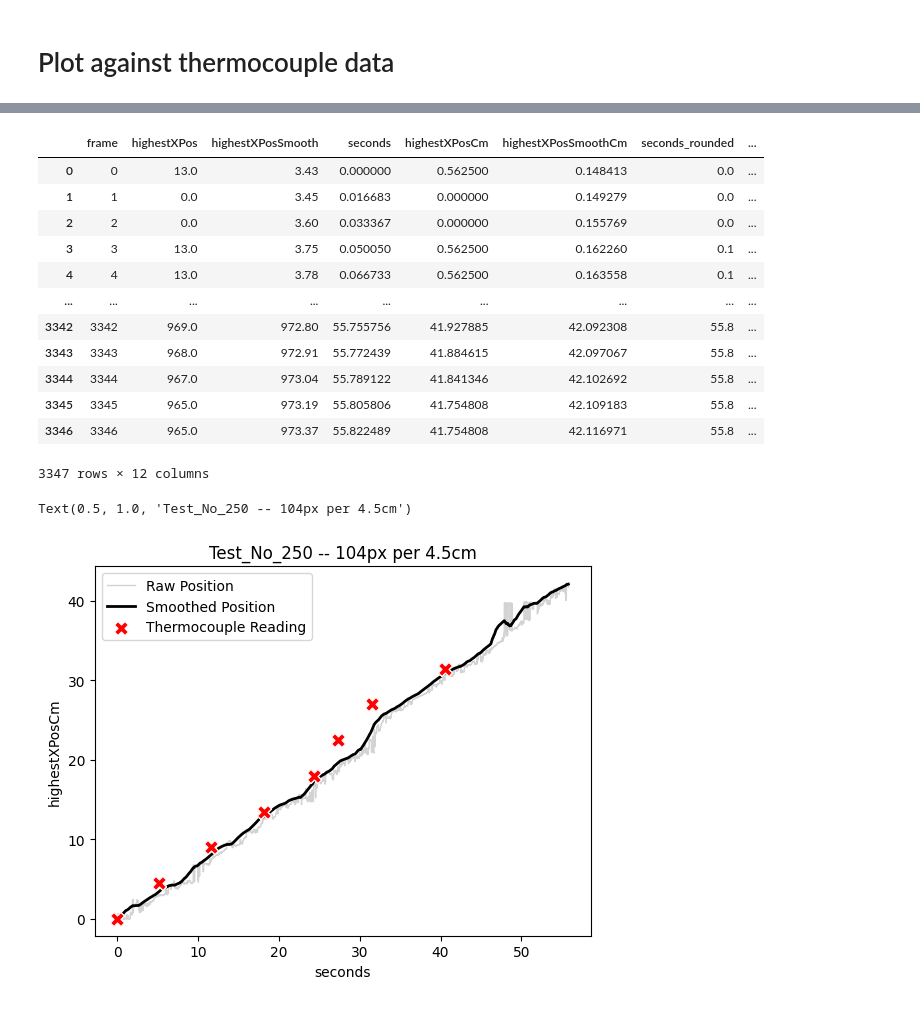
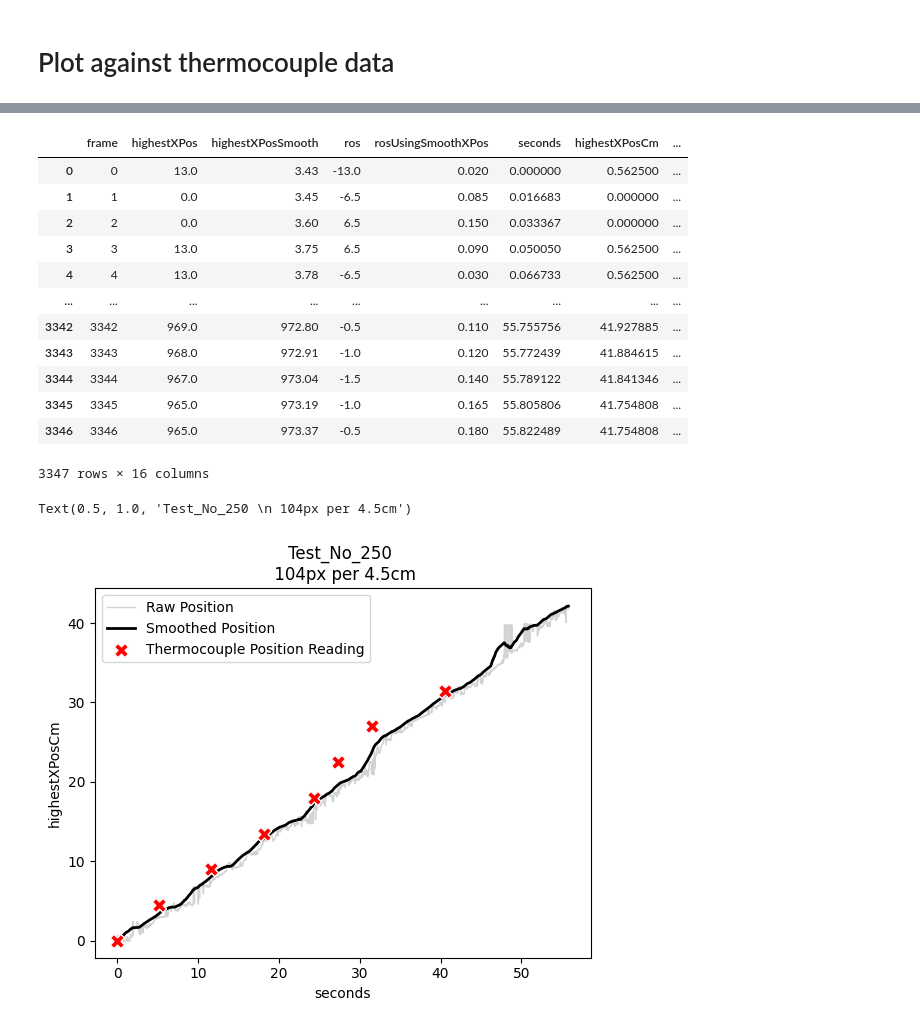
Before and after one commit to kyleawayan/napari-ros, a Jupyter notebook: notebooks/vsThermoCouple.ipynb, the cells around one changed output, grey strips where cells are left out. Saved outputs shown, nothing was run; the diff lists cells and outputs as text; code cells hidden in the pictures.

```diff
--- a/notebooks/vsThermoCouple.ipynb
+++ b/notebooks/vsThermoCouple.ipynb
@@ -111,6 +111,6 @@ lengthOfDataset = len(dataTrimSmooth)
 frameNumbers = np.arange(0, lengthOfDataset)
 
 # TODO: Why does dataTrimSmooth have less length?
-dataTrimPd = pd.DataFrame({"frame": frameNumbers, "highestXPos": dataTrim[:lengthOfDataset], "highestXPosSmooth": dataTrimSmooth})
+dataTrimPd = pd.DataFrame({"frame": frameNumbers, "highestXPos": dataTrim[:lengthOfDataset], "highestXPosSmooth": dataTrimSmooth, "ros": dataTrimGradient[:lengthOfDataset], "rosUsingSmoothXPos": dataTrimSmoothGradient[:lengthOfDataset]})
 dataTrimPd.head()
 # %% [output]
@@ -123,6 +122,0 @@ dataTrimPd.head()
-# %%
-# Convert frame column to seconds. The videos are 59.94 fps.
-dataTrimPd = dataTrimPd.assign(
-    seconds=lambda x: x.frame / 59.94
-)
-dataTrimPd.head()
@@ -136,4 +123,10 @@ dataTrimPd.head()
 # %%
+# Convert frame column to seconds.
+# The videos are 59.94 fps.
+
+fps = 59.94
+dataTrimPd["seconds"] = dataTrimPd['frame'] / fps
+
 # Convert pixels to cm
 # Currently the highestXPos column is in pixels.
 
@@ -141,11 +134,13 @@ dataTrimPd.head()
 pixelsInUnit = 104
 unitCm = 4.5
 
-dataTrimPd = dataTrimPd.assign(
-    highestXPosCm=lambda x: x.highestXPos / pixelsInUnit * unitCm
-)
-dataTrimPd = dataTrimPd.assign(
-    highestXPosSmoothCm = lambda x: x.highestXPosSmooth / pixelsInUnit * unitCm
-)
-dataTrimPd.head()
+# pixels -> cm
+dataTrimPd['highestXPosCm'] = dataTrimPd['highestXPos'] / pixelsInUnit * unitCm
+dataTrimPd['highestXPosSmoothCm'] = dataTrimPd['highestXPosSmooth'] / pixelsInUnit * unitCm
+
+# pixels/frame -> cm/s
+dataTrimPd['rosCm'] = dataTrimPd['ros'] * (unitCm / pixelsInUnit) * fps
+dataTrimPd['rosUsingSmoothXPosCm'] = dataTrimPd['rosUsingSmoothXPos'] * (unitCm / pixelsInUnit) * fps
+
+dataTrimPd
 # %% [output]
@@ -166,25 +168,25 @@ merged_df = pd.merge(dataTrimPd, thermoCoupleData, left_on='seconds_rounded', ri
 
 merged_df
 # %% [output]
-|  | frame | highestXPos | highestXPosSmooth | seconds | highestXPosCm | highestXPosSmoothCm | seconds_rounded | ... |
-| 0 | 0 | 13.0 | 3.43 | 0.000000 | 0.562500 | 0.148413 | 0.0 | ... |
-| 1 | 1 | 0.0 | 3.45 | 0.016683 | 0.000000 | 0.149279 | 0.0 | ... |
-| 2 | 2 | 0.0 | 3.60 | 0.033367 | 0.000000 | 0.155769 | 0.0 | ... |
-| 3 | 3 | 13.0 | 3.75 | 0.050050 | 0.562500 | 0.162260 | 0.1 | ... |
-| 4 | 4 | 13.0 | 3.78 | 0.066733 | 0.562500 | 0.163558 | 0.1 | ... |
+|  | frame | highestXPos | highestXPosSmooth | ros | rosUsingSmoothXPos | seconds | highestXPosCm | ... |
+| 0 | 0 | 13.0 | 3.43 | -13.0 | 0.020 | 0.000000 | 0.562500 | ... |
+| 1 | 1 | 0.0 | 3.45 | -6.5 | 0.085 | 0.016683 | 0.000000 | ... |
+| 2 | 2 | 0.0 | 3.60 | 6.5 | 0.150 | 0.033367 | 0.000000 | ... |
+| 3 | 3 | 13.0 | 3.75 | 6.5 | 0.090 | 0.050050 | 0.562500 | ... |
+| 4 | 4 | 13.0 | 3.78 | -6.5 | 0.030 | 0.066733 | 0.562500 | ... |
 | ... | ... | ... | ... | ... | ... | ... | ... | ... |
-| 3342 | 3342 | 969.0 | 972.80 | 55.755756 | 41.927885 | 42.092308 | 55.8 | ... |
-| 3343 | 3343 | 968.0 | 972.91 | 55.772439 | 41.884615 | 42.097067 | 55.8 | ... |
-| 3344 | 3344 | 967.0 | 973.04 | 55.789122 | 41.841346 | 42.102692 | 55.8 | ... |
-| 3345 | 3345 | 965.0 | 973.19 | 55.805806 | 41.754808 | 42.109183 | 55.8 | ... |
-| 3346 | 3346 | 965.0 | 973.37 | 55.822489 | 41.754808 | 42.116971 | 55.8 | ... |
+| 3342 | 3342 | 969.0 | 972.80 | -0.5 | 0.110 | 55.755756 | 41.927885 | ... |
+| 3343 | 3343 | 968.0 | 972.91 | -1.0 | 0.120 | 55.772439 | 41.884615 | ... |
+| 3344 | 3344 | 967.0 | 973.04 | -1.5 | 0.140 | 55.789122 | 41.841346 | ... |
+| 3345 | 3345 | 965.0 | 973.19 | -1.0 | 0.165 | 55.805806 | 41.754808 | ... |
+| 3346 | 3346 | 965.0 | 973.37 | -0.5 | 0.180 | 55.822489 | 41.754808 | ... |
-3347 rows × 12 columns
+3347 rows × 16 columns
 # %%
-comparison = sns.lineplot(merged_df, x="seconds", y="highestXPosCm", color="lightgrey", linewidth=1, label="Raw Position")
-comparison = sns.lineplot(merged_df, x="seconds", y="highestXPosSmoothCm", color="black", linewidth=2, label="Smoothed Position")
-comparison = sns.scatterplot(merged_df, x="Ignition_time(sec)", y="thermocouple_location(cm)", color="red", marker="X", s=100, zorder=10, label="Thermocouple Reading")
+posComparison = sns.lineplot(merged_df, x="seconds", y="highestXPosCm", color="lightgrey", linewidth=1, label="Raw Position")
+posComparison = sns.lineplot(merged_df, x="seconds", y="highestXPosSmoothCm", color="black", linewidth=2, label="Smoothed Position")
+posComparison = sns.scatterplot(merged_df, x="Ignition_time(sec)", y="thermocouple_location(cm)", color="red", marker="X", s=100, zorder=10, label="Thermocouple Position Reading")
 
-comparison.set_title(f"{testString} -- {pixelsInUnit}px per {unitCm}cm")
+posComparison.set_title(f"{testString} \n {pixelsInUnit}px per {unitCm}cm")
 # %% [output]
-Text(0.5, 1.0, 'Test_No_250 -- 104px per 4.5cm')
+Text(0.5, 1.0, 'Test_No_250 \n 104px per 4.5cm')
-[figure, old version]
+[figure, new version]
```
Also changed, not shown: parts of 5 cells of this notebook.
